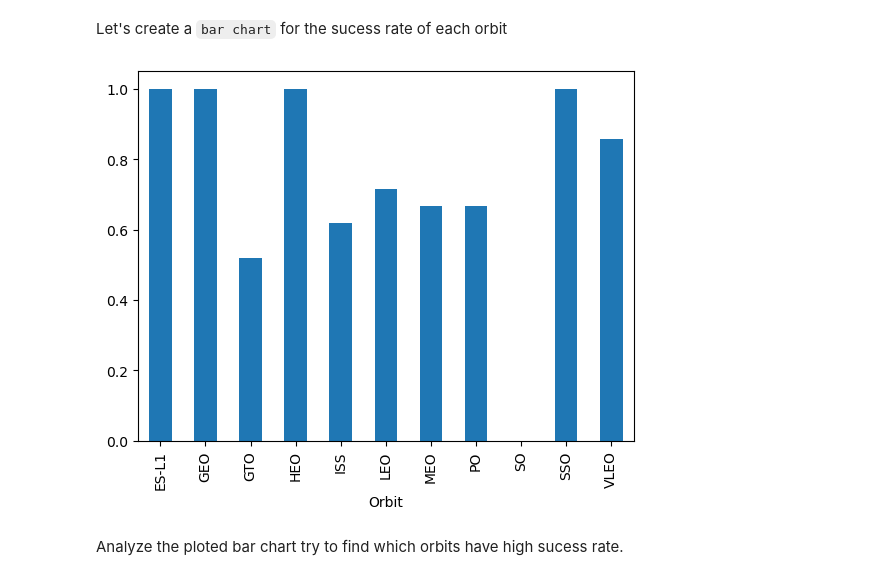
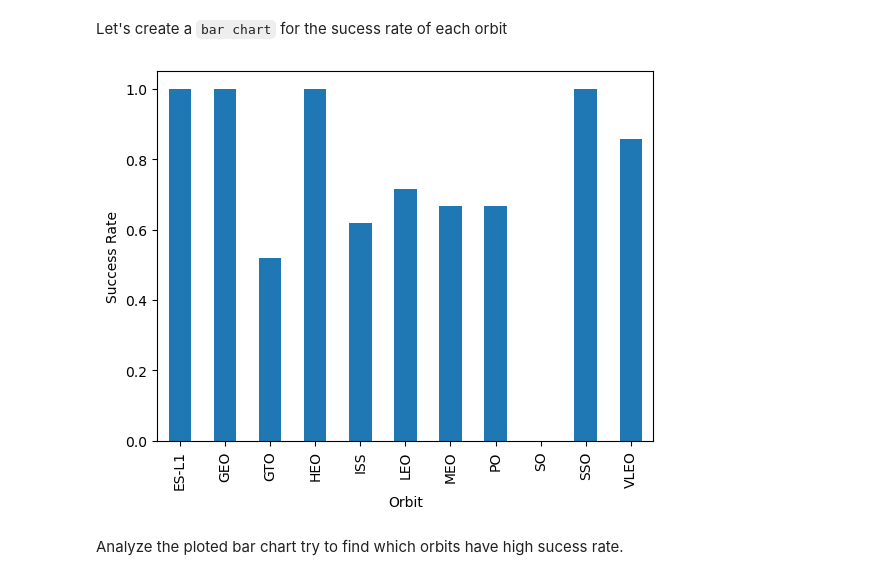
Before and after one commit to SrKrdo/coursera_IBM_capstone, a Jupyter notebook: week2/week2-2-eda.ipynb, the cells around one changed output. Drawn from its saved outputs; the diff is of its cells as text; code cells hidden in the pictures.

```diff
--- a/week2/week2-2-eda.ipynb
+++ b/week2/week2-2-eda.ipynb
@@ -123,9 +123,10 @@ Let's create a `bar chart` for the sucess rate of each orbit
 # %%
 # HINT use groupby method on Orbit column and get the mean of Class column
 df.groupby('Orbit')['Class'].mean().plot(kind='bar')
+plt.ylabel('Success Rate')
 plt.show()
 # %% [output]
-[figure, old version]
+[figure, new version]
 # %% [markdown]
 Analyze the ploted bar chart try to find which orbits have high sucess rate.
 # %% [markdown]
```
Also changed, not shown: parts of 2 cells of this notebook.
